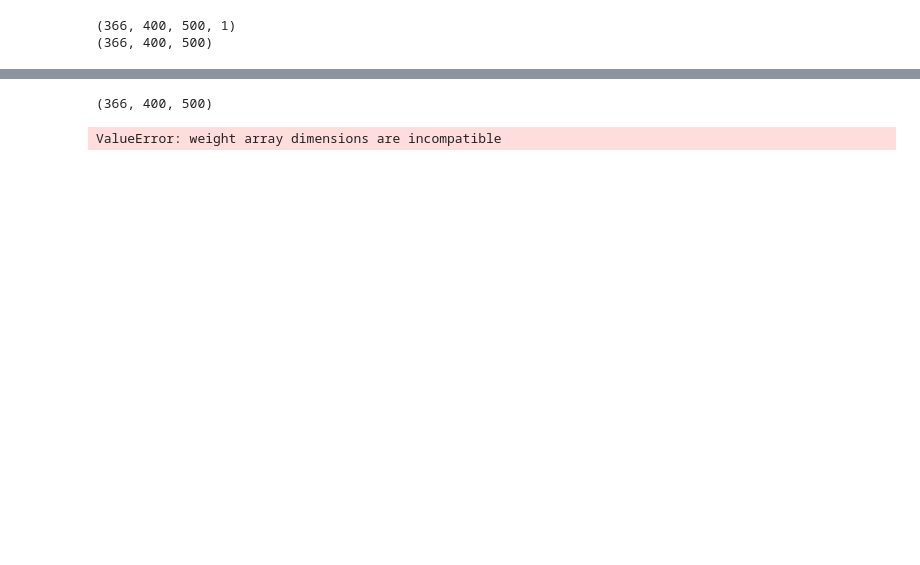
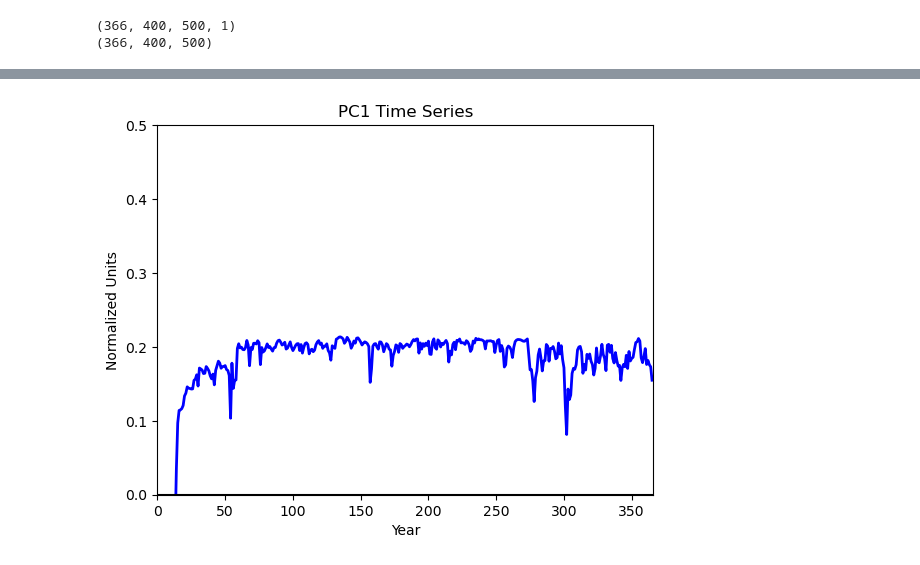
Before and after one commit to openearth/hybrid-spm, a Jupyter notebook: scripts/EOF/EOF_SPM.ipynb, the cells around one changed output, grey strips where cells are left out. Saved outputs shown, nothing was run; the diff lists cells and outputs as text; code cells hidden in the pictures; blank space fills up the shorter version.

```diff
--- a/scripts/EOF/EOF_SPM.ipynb
+++ b/scripts/EOF/EOF_SPM.ipynb
@@ -173,11 +160,11 @@ for dim in cube.dimensions.values():
 <class 'netCDF4._netCDF4.Dimension'>: name = 'layer', size = 1
 # %%
 ###select all these variables available
-sst_test  = cube.variables['mesh2d_water_quality_output_9'][:]
-lons_test = cube.variables['lon'][:]
-lats_test = cube.variables['lat'][:]
+sst_test  = dfm.variables['mesh2d_water_quality_output_9'][:]
+lons_test = dfm.variables['lon'][:]
+lats_test = dfm.variables['lat'][:]
 
 ###close the file
-cube.close()
+dfm.close()
 # %% [output]
 cannot be safely cast to variable data type
@@ -235,5 +200,0 @@ cms = xr.open_dataset(cms_file) #['mesh2d_water_quality_output_9']
-# %%
-tt = dfm.sel(layer=-0.05)
-print(tt.mesh2d_water_quality_output_9.shape)
-# %% [output]
-(366, 400, 500)
@@ -253,6 +201,15 @@ cms_analysis = cms_xr['mesh2d_water_quality_output_9']
-# %%
-coslat      = np.cos(np.deg2rad(dfm_analysis.coords['lat'].values))
-wgts        = np.sqrt(coslat)[..., np.newaxis]
-solver      = Eof(dfm_analysis, weights=wgts)
-# %% [output]
-ValueError: weight array dimensions are incompatible
+# %%
+# Plot the leading PC time series.
+plt.figure()
+years = range(0, 366)
+plt.plot(years, pc1, color='b', linewidth=2)
+plt.axhline(0, color='k')
+plt.title('PC1 Time Series')
+plt.xlabel('Year')
+plt.ylabel('Normalized Units')
+plt.xlim(0, 366)
+plt.ylim(-0, 0.5)
+
+plt.show()
+# %% [output]
+[figure, added]
```
Also changed, not shown: parts of 22 cells of this notebook, 2 other files.
